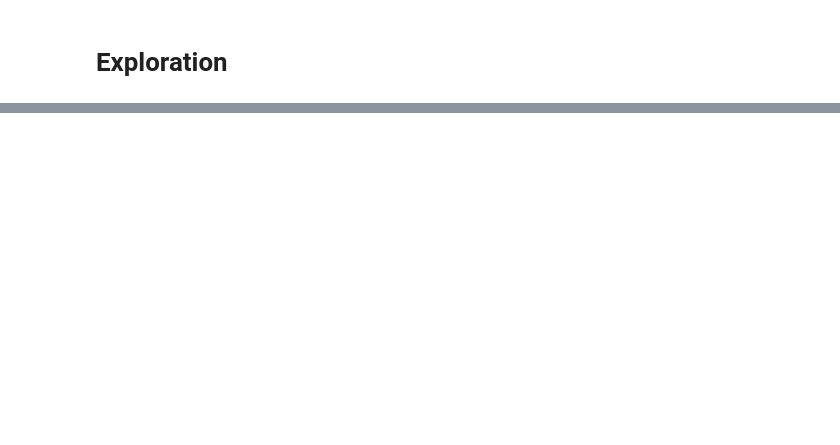
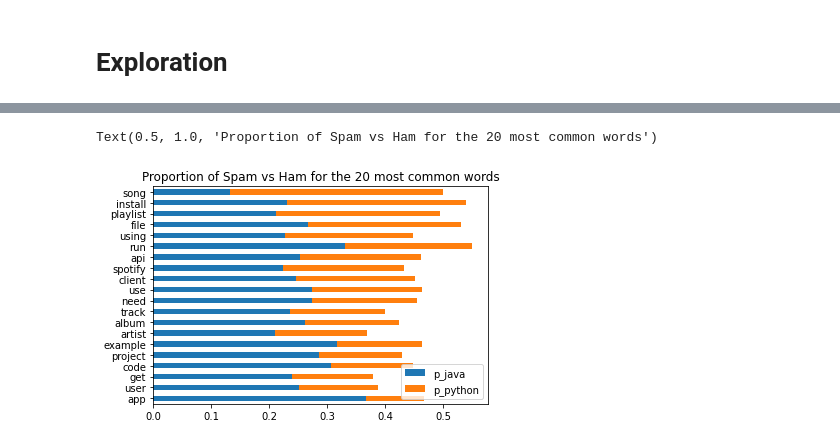
Before and after one commit to Kalpana-group-5/NLP_project, a Jupyter notebook: Glady's_explore_modeling.ipynb, the cells around one changed output, grey strips where cells are left out. Cells and saved outputs as stored; diff of their text form; code cells hidden in the pictures; blank space fills up the shorter version.

```diff
--- a/Glady's_explore_modeling.ipynb
+++ b/Glady's_explore_modeling.ipynb
@@ -200,0 +205,15 @@ word_counts.sort_values(by='all', ascending=False).head(50)
+# %%
+# figure out the percentage of spam vs ham
+(word_counts
+ .assign(p_java=word_counts.java / word_counts['all'],
+         p_python=word_counts.python / word_counts['all'])
+ .sort_values(by='all')
+ [['p_java', 'p_python']]
+ .tail(20)
+ .sort_values('p_python')
+ .plot.barh(stacked=True))
+
+plt.title('Proportion of Spam vs Ham for the 20 most common words')
+# %% [output]
+Text(0.5, 1.0, 'Proportion of Spam vs Ham for the 20 most common words')
+[figure, added]
```
Also changed, not shown: parts of 19 cells of this notebook, 2 other files.
